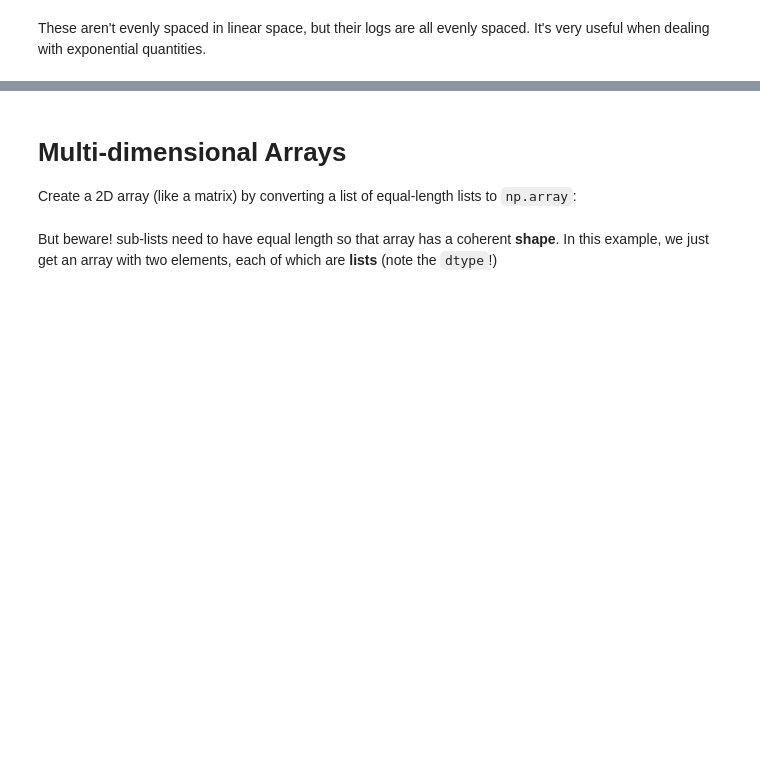
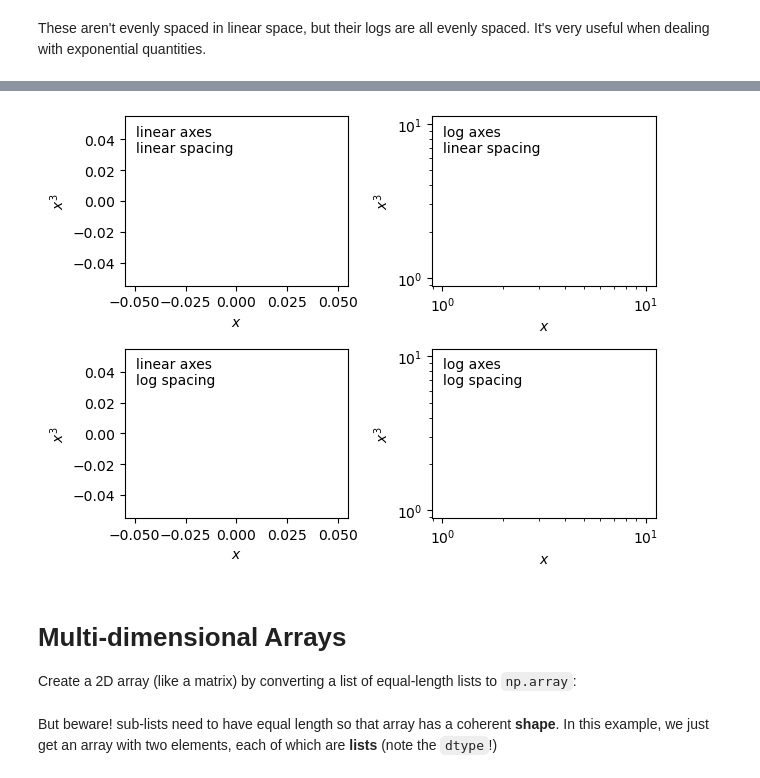
Before and after one commit to PHYS-240/handouts, a Jupyter notebook: 11_Numpy/11_Numpy.ipynb, the cells around one changed output, grey strips where cells are left out. Cells and saved outputs as stored; diff of their text form; code cells hidden in the pictures; blank space fills up the shorter version.

Commit message:
Initial updates for numpy handout.

```diff
--- a/11_Numpy/11_Numpy.ipynb
+++ b/11_Numpy/11_Numpy.ipynb
@@ -169,3 +244,33 @@ These aren't evenly spaced in linear space, but their logs are all evenly spaced
+# %%
+xs_linear = np.array([])
+ys_linear = np.array([])
+
+xs_log = np.array([])
+ys_log = np.array([])
+
+# NO TOUCHIE BELOW HERE!
+# don't touch this... magic multi-panel matplotlib witchcraft for the next handout!
+fig, axes = plt.subplots(2, 2)
+axes[0, 0].scatter(xs_linear, ys_linear)
+axes[0, 1].scatter(xs_linear, ys_linear)
+axes[0, 1].set_xscale('log')
+axes[0, 1].set_yscale('log')
+axes[1, 0].scatter(xs_log, ys_log)
+axes[1, 1].scatter(xs_log, ys_log)
+axes[1, 1].set_xscale('log')
+axes[1, 1].set_yscale('log')
+
+# add labels
+options = ['linear', 'log']
+for i in (0, 1):
+    for j in (0, 1):
+        axes[i, j].text(0.05, 0.95, f'{options[j]} axes\n{options[i]} spacing', ha='left', va='top', transform=axes[i, j].transAxes)
+        axes[i, j].set_xlabel('$x$')
+        axes[i, j].set_ylabel('$x^3$')
+
+plt.tight_layout()
+# %% [output]
+[figure, added]
 # %% [markdown]
 # Multi-dimensional Arrays
 Create a 2D array (like a matrix) by converting a list of equal-length lists to `np.array`:
```
Also changed, not shown: parts of 29 cells of this notebook.
